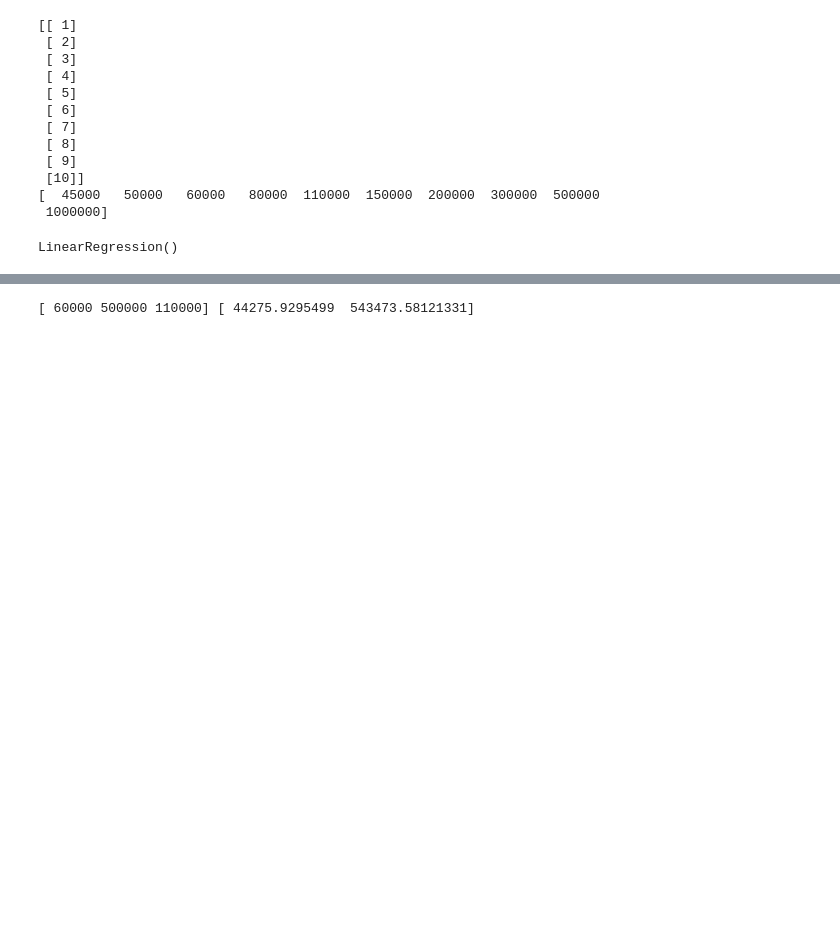
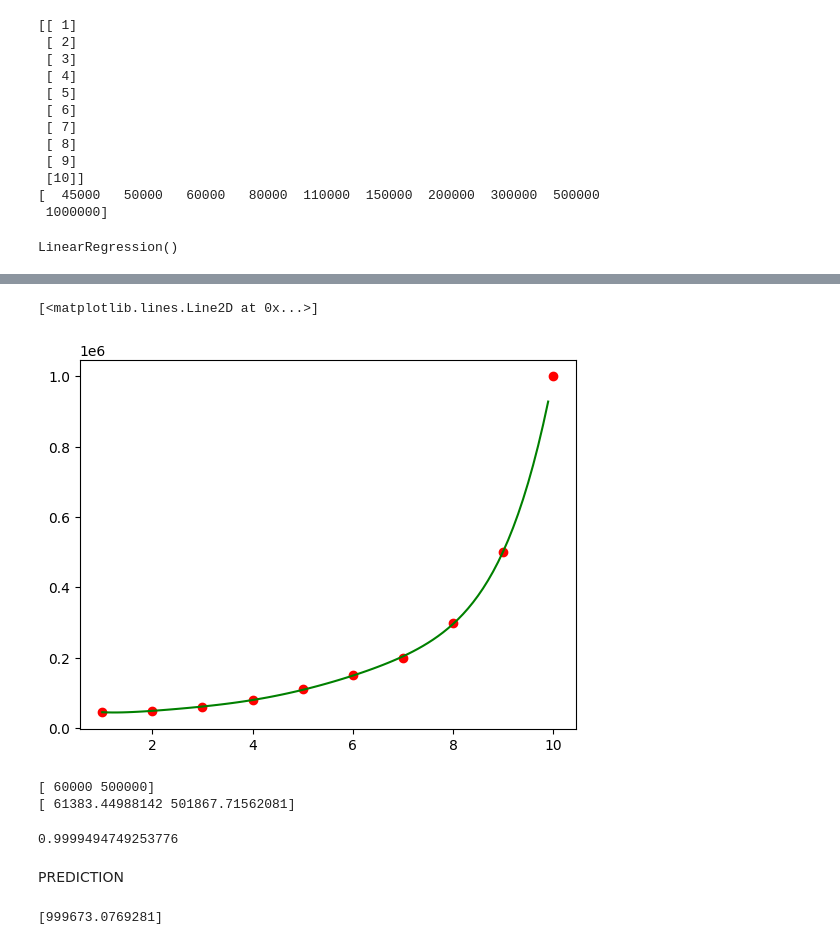
Before and after one commit to pugazhmukilan/Machine-Learning, a Jupyter notebook: Polynomical Linear Regression/Polynomial Linear Regression.ipynb, the cells around one changed output, grey strips where cells are left out. Drawn from its saved outputs; the diff is of its cells as text; code cells hidden in the pictures; blank space fills up the shorter version.

```diff
--- a/Polynomical Linear Regression/Polynomial Linear Regression.ipynb
+++ b/Polynomical Linear Regression/Polynomial Linear Regression.ipynb
@@ -43,7 +57,27 @@ plt.plot(x_test,y_pred,color = 'green')
+# %%
+x_grid = np.arange(min(x),max(x),0.1)
+x_grid = x_grid.reshape((len(x_grid),1))
+
+
+plt.scatter(x,y,color = 'red')
+plt.plot(x_grid,lin_reg_2.predict(poly_reg.fit_transform(x_grid)),color = 'green')
+# %% [output]
+[<matplotlib.lines.Line2D at 0x...>]
+[figure, added]
+# %%
+print(y_test)
+print(lin_reg_2.predict(poly_reg.fit_transform(x_test)))
+# %% [output]
+[ 60000 500000]
+[ 61383.44988142 501867.71562081]
 # %%
 from sklearn.metrics import r2_score
-print(y_test)
-print(y_pred)
-#print(r2_score(y_test,y_pred))
+print(r2_score(y,lin_reg_2.predict(poly_reg.fit_transform(x))))
 # %% [output]
-[ 60000 500000 110000] [ 44275.9295499  543473.58121331]
+0.9999494749253776
+# %% [markdown]
+PREDICTION
+# %%
+print(lin_reg_2.predict(poly_reg.fit_transform([[10]])))
+# %% [output]
+[999673.0769281]
```
Also changed, not shown: parts of 5 cells of this notebook, 4 other files.
